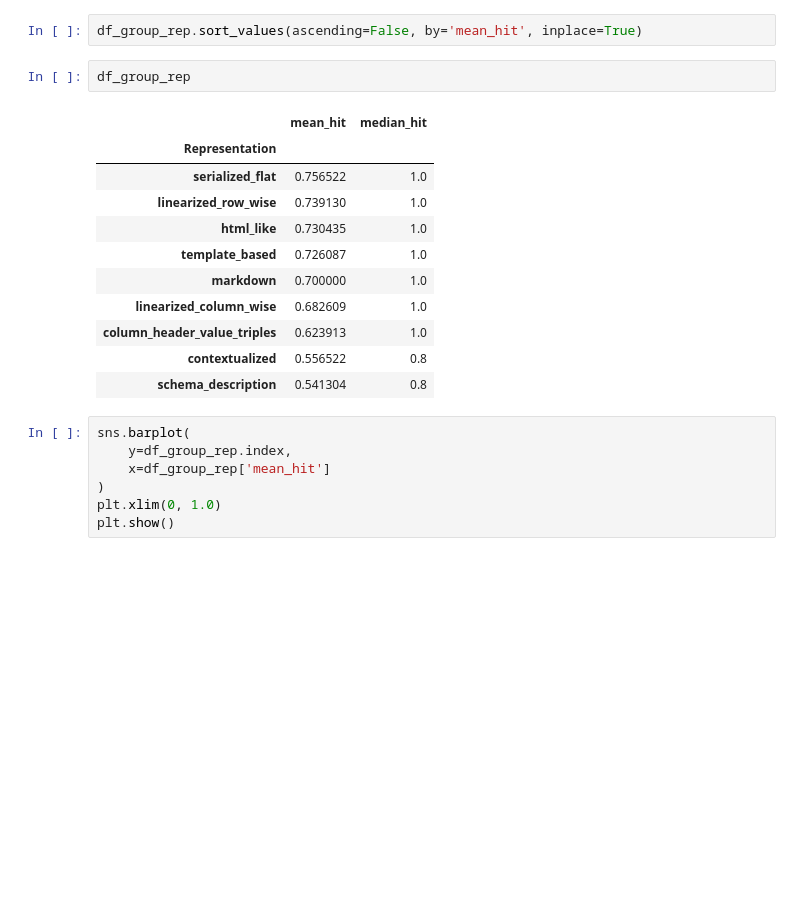
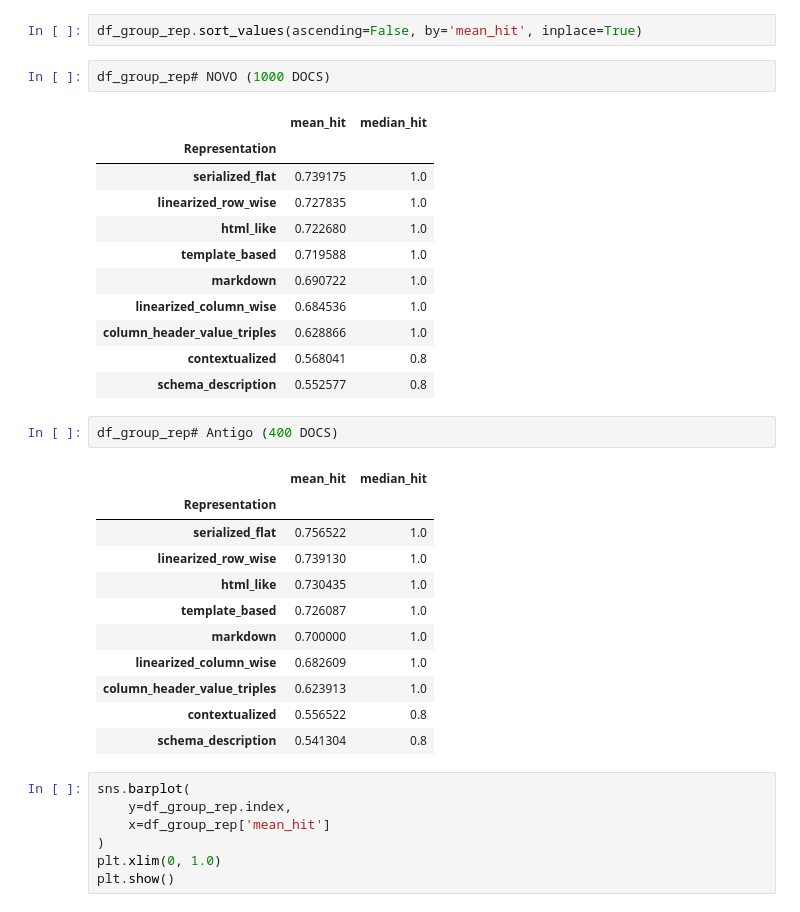
Before and after one commit to FerDelbo/table-to-documents, a Jupyter notebook: src/analise_resultados.ipynb, the cells around one changed output. Saved outputs shown, nothing was run; the diff lists cells and outputs as text; blank space fills up the shorter version.

```diff
--- a/src/analise_resultados.ipynb
+++ b/src/analise_resultados.ipynb
@@ -249,8 +249,22 @@ df_results['Evalution'] = df_results['Evalution'].astype(float)
 df_group_rep = df_results.groupby('Representation').agg(mean_hit=('Evalution', 'mean'), median_hit=('Evalution', 'median'))
 # %%
 df_group_rep.sort_values(ascending=False, by='mean_hit', inplace=True)
+# %%
+df_group_rep# NOVO (1000 DOCS)
+# %% [output]
+|  | mean_hit | median_hit |
+| Representation |  |  |
+| serialized_flat | 0.739175 | 1.0 |
+| linearized_row_wise | 0.727835 | 1.0 |
+| html_like | 0.722680 | 1.0 |
+| template_based | 0.719588 | 1.0 |
+| markdown | 0.690722 | 1.0 |
+| linearized_column_wise | 0.684536 | 1.0 |
+| column_header_value_triples | 0.628866 | 1.0 |
+| contextualized | 0.568041 | 0.8 |
+| schema_description | 0.552577 | 0.8 |
 # %%
-df_group_rep
+df_group_rep# Antigo (400 DOCS)
 # %% [output]
 |  | mean_hit | median_hit |
 | Representation |  |  |
```
Also changed, not shown: parts of 5 cells of this notebook, 10 other files.
